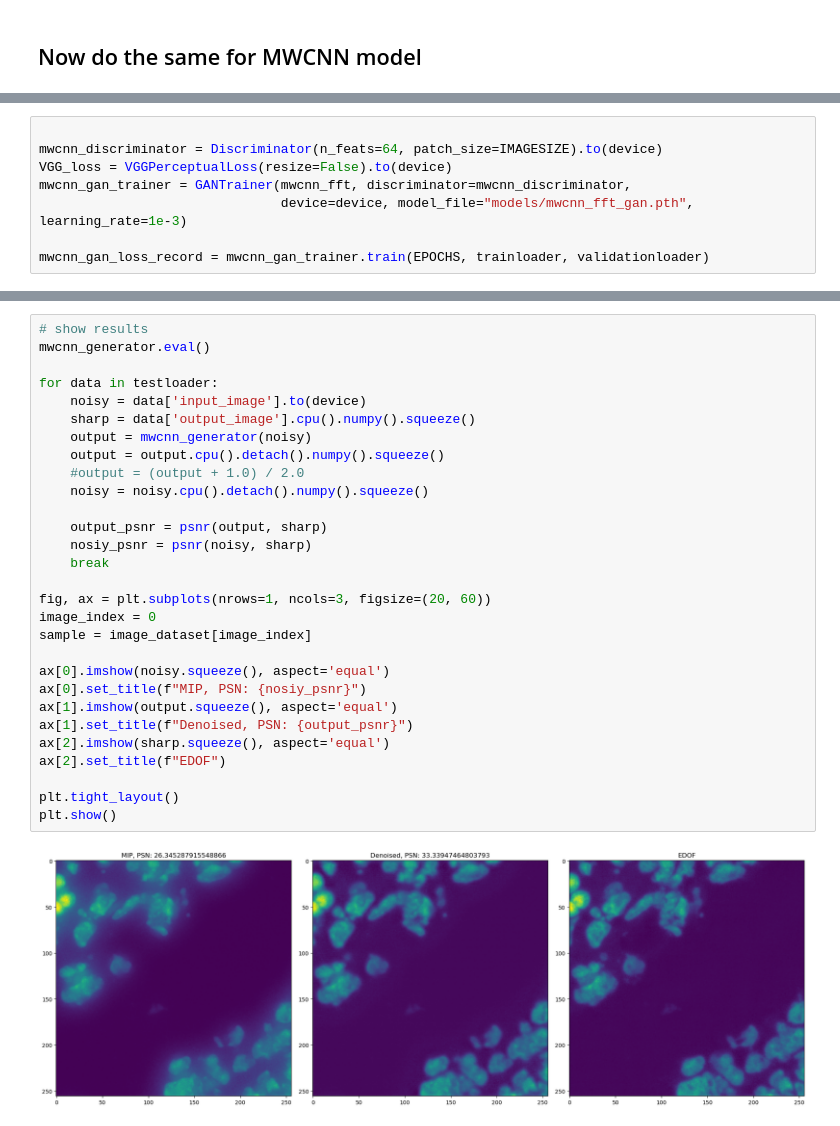
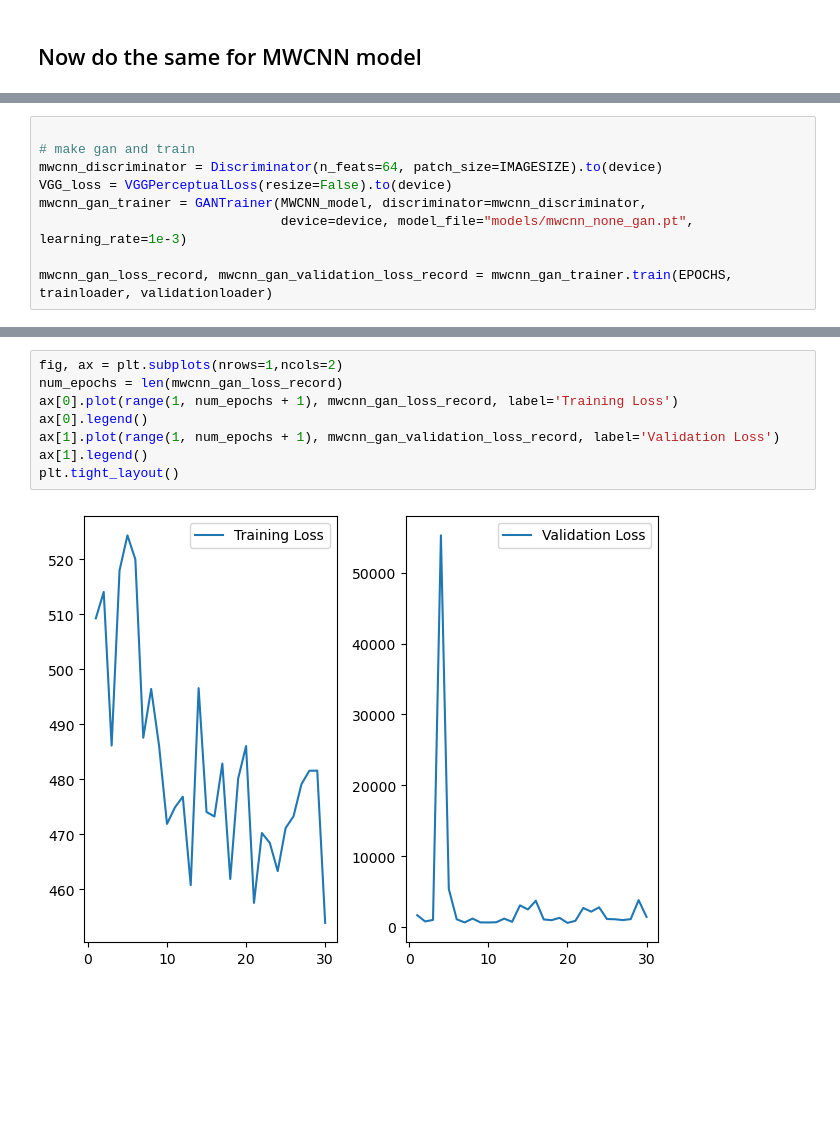
Before and after one commit to AleHD/deep-biomedicine-project, a Jupyter notebook: gan/main.ipynb, the cells around one changed output, grey strips where cells are left out. Cells and saved outputs as stored; diff of their text form; blank space fills up the shorter version.

```diff
--- a/gan/main.ipynb
+++ b/gan/main.ipynb
@@ -116,10 +130,11 @@ AttributeError: Can't get attribute 'MWCNN' on <module 'mwcnn' (namespace)>
 # %%
 
+# make gan and train
 mwcnn_discriminator = Discriminator(n_feats=64, patch_size=IMAGESIZE).to(device)
 VGG_loss = VGGPerceptualLoss(resize=False).to(device)
-mwcnn_gan_trainer = GANTrainer(mwcnn_fft, discriminator=mwcnn_discriminator,
-                               device=device, model_file="models/mwcnn_fft_gan.pth", learning_rate=1e-3)
+mwcnn_gan_trainer = GANTrainer(MWCNN_model, discriminator=mwcnn_discriminator,
+                               device=device, model_file="models/mwcnn_none_gan.pt", learning_rate=1e-3)
 
-mwcnn_gan_loss_record = mwcnn_gan_trainer.train(EPOCHS, trainloader, validationloader)
+mwcnn_gan_loss_record, mwcnn_gan_validation_loss_record = mwcnn_gan_trainer.train(EPOCHS, trainloader, validationloader)
 # %% [output]
 Starting Training Process
@@ -256,31 +157,10 @@ KeyboardInterrupt:
-# %%
-# show results
-mwcnn_generator.eval()
-
-for data in testloader:
-    noisy = data['input_image'].to(device)
-    sharp = data['output_image'].cpu().numpy().squeeze()
-    output = mwcnn_generator(noisy)
-    output = output.cpu().detach().numpy().squeeze()
-    #output = (output + 1.0) / 2.0
-    noisy = noisy.cpu().detach().numpy().squeeze()
-
-    output_psnr = psnr(output, sharp)
-    nosiy_psnr = psnr(noisy, sharp)
-    break
-
-fig, ax = plt.subplots(nrows=1, ncols=3, figsize=(20, 60))
-image_index = 0
-sample = image_dataset[image_index]
-
-ax[0].imshow(noisy.squeeze(), aspect='equal')
-ax[0].set_title(f"MIP, PSN: {nosiy_psnr}")
-ax[1].imshow(output.squeeze(), aspect='equal')
-ax[1].set_title(f"Denoised, PSN: {output_psnr}")
-ax[2].imshow(sharp.squeeze(), aspect='equal')
-ax[2].set_title(f"EDOF")
-
-plt.tight_layout()
-plt.show()
-# %% [output]
-[figure, removed]
+# %%
+fig, ax = plt.subplots(nrows=1,ncols=2)
+num_epochs = len(mwcnn_gan_loss_record)
+ax[0].plot(range(1, num_epochs + 1), mwcnn_gan_loss_record, label='Training Loss')
+ax[0].legend()
+ax[1].plot(range(1, num_epochs + 1), mwcnn_gan_validation_loss_record, label='Validation Loss')
+ax[1].legend()
+plt.tight_layout()
+# %% [output]
+[figure, added]
```
Also changed, not shown: parts of 10 cells of this notebook, 8 other files.
